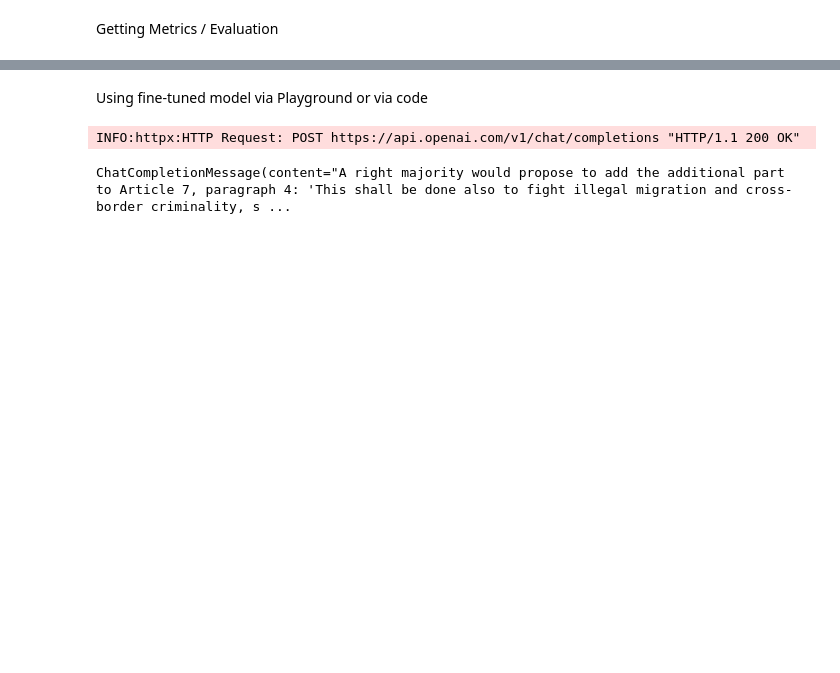
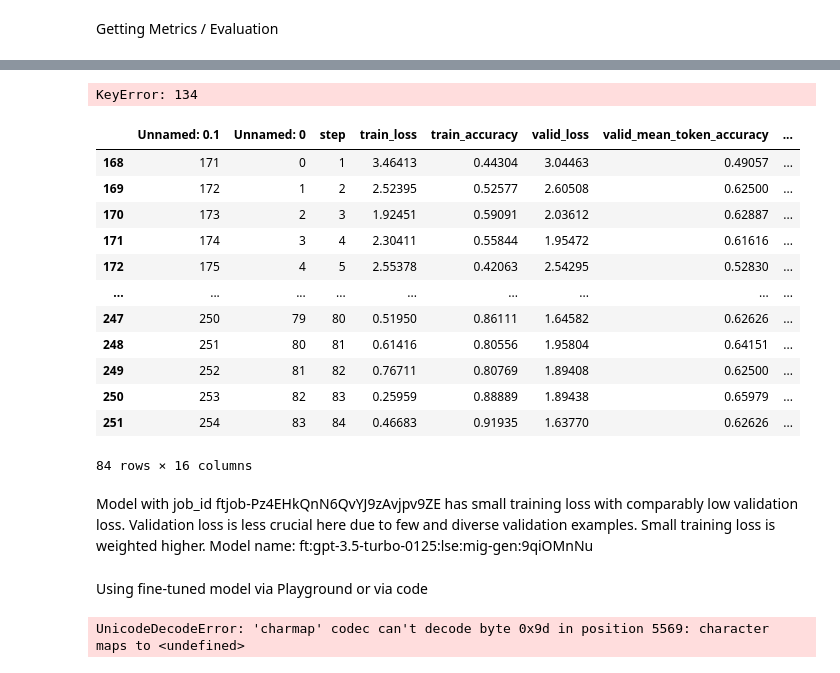
Before and after one commit to izu457/Thesis_Finetuning_GPT3.5_Political_Stance, a Jupyter notebook: Fine-Tuning Generation.ipynb, the cells around one changed output, grey strips where cells are left out. Drawn from its saved outputs; the diff is of its cells as text; code cells hidden in the pictures; blank space fills up the shorter version.

Commit message:
found best model for gen task

```diff
--- a/Fine-Tuning Generation.ipynb
+++ b/Fine-Tuning Generation.ipynb
@@ -285,8 +425,23 @@ NameError: name 'all_metrics' is not defined
 # %%
+all_results_metrics_copy = pd.read_csv("all_results_metrics_copy.csv")
+
 # Find three most minimal losses to choose the best model
-min_loss = all_metrics["train_loss"].min()
-min_losses = all_metrics["train_loss"].nsmallest(3)
+min_loss = all_results_metrics_copy["train_loss"].min()
+min_losses = all_results_metrics_copy["train_loss"].nsmallest(3)
 display(min_loss)
 display(min_losses)
 print(f"Models {min_losses.index} are the models with the lowest losses of {min_losses.values}.")
+
+# Find the model with the smallest training AND validation loss
+# Calculate sum of each training and validation loss and find smallest sum
+all_results_metrics_copy["sum_loss"] = all_results_metrics_copy["train_loss"] + all_results_metrics_copy["valid_loss"]
+min_sum_loss = all_results_metrics_copy["sum_loss"].min()
+min_sum_losses = all_results_metrics_copy["sum_loss"].nsmallest(3)
+display(min_sum_loss)
+display(min_sum_losses)
+print(f"Models {min_sum_losses.index} are the models with the lowest sum of training and validation losses of {min_sum_losses.values}.")
+
+# save min_sum_losses.index as list of indices
+min_sum_losses_indices = min_sum_losses.index.tolist()
+print(min_sum_losses_indices)
 # %% [output]
@@ -302,3 +461,29 @@ Models Index(['ftjob-O35IDvWOrY2NhtjjbUVgtm7b', 'ftjob-jQMdeA22Wk2ugFuaHpu1zDCv'
+# %%
+display(all_results_metrics_copy[all_results_metrics_copy[min_sum_losses_indices[0]]])
+display(all_results_metrics_copy[all_results_metrics_copy.min_sum_losses_indices[1]])
+display(all_results_metrics_copy[all_results_metrics_copy.min_sum_losses_indices[2]])
+# %% [output]
+KeyError: 134
+# %%
+# print smallest sum of losses of models with combination lr: 5, epochs: 4, batch: 1
+display(all_results_metrics_copy[all_results_metrics_copy["hyperparameter_combination"] == "lr: 5.0, epochs: 4, batch: 1"])
+# %% [output]
+|  | Unnamed: 0.1 | Unnamed: 0 | step | train_loss | train_accuracy | valid_loss | valid_mean_token_accuracy | ... |
+| 168 | 171 | 0 | 1 | 3.46413 | 0.44304 | 3.04463 | 0.49057 | ... |
+| 169 | 172 | 1 | 2 | 2.52395 | 0.52577 | 2.60508 | 0.62500 | ... |
+| 170 | 173 | 2 | 3 | 1.92451 | 0.59091 | 2.03612 | 0.62887 | ... |
+| 171 | 174 | 3 | 4 | 2.30411 | 0.55844 | 1.95472 | 0.61616 | ... |
+| 172 | 175 | 4 | 5 | 2.55378 | 0.42063 | 2.54295 | 0.52830 | ... |
+| ... | ... | ... | ... | ... | ... | ... | ... | ... |
+| 247 | 250 | 79 | 80 | 0.51950 | 0.86111 | 1.64582 | 0.62626 | ... |
+| 248 | 251 | 80 | 81 | 0.61416 | 0.80556 | 1.95804 | 0.64151 | ... |
+| 249 | 252 | 81 | 82 | 0.76711 | 0.80769 | 1.89408 | 0.62500 | ... |
+| 250 | 253 | 82 | 83 | 0.25959 | 0.88889 | 1.89438 | 0.65979 | ... |
+| 251 | 254 | 83 | 84 | 0.46683 | 0.91935 | 1.63770 | 0.62626 | ... |
+84 rows × 16 columns
+# %% [markdown]
+Model with job_id ftjob-Pz4EHkQnN6QvYJ9zAvjpv9ZE has small training loss with comparably low validation loss. Validation loss is less crucial here due to few and diverse validation examples. Small training loss is weighted higher.
+Model name: ft:gpt-3.5-turbo-0125:lse:mig-gen:9qiOMnNu
 # %% [markdown]
 Using fine-tuned model via Playground or via code
 # %%
@@ -313,10 +498,9 @@ headers=  {'Authorization': f'Bearer sk-proj-GL73kbRwhRpgN3EmXz1YT3BlbkFJEMJhTsi
 # make a request to the new model with each test message
 for i in range(len(test_message)):
     completion = client.chat.completions.create(
-        model=xy,
+        model="ft:gpt-3.5-turbo-0125:lse:mig-gen:9qiOMnNu",
         messages = test_message[i]["messages"]
         )
 print(completion.choices[0].message)
 # %% [output]
-INFO:httpx:HTTP Request: POST https://api.openai.com/v1/chat/completions "HTTP/1.1 200 OK"
+UnicodeDecodeError: 'charmap' codec can't decode byte 0x9d in position 5569: character maps to <undefined>
-ChatCompletionMessage(content="A right majority would propose to add the additional part to Article 7, paragraph 4: 'This shall be done also to fight illegal migration and cross- border criminality, s ...
```
Also changed, not shown: parts of 12 cells of this notebook, 4 other files.
